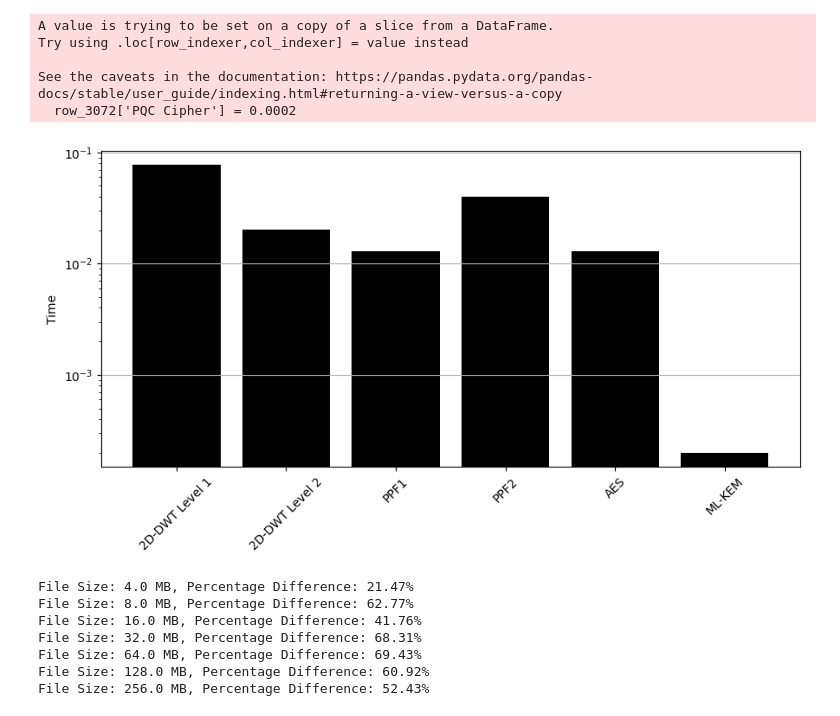
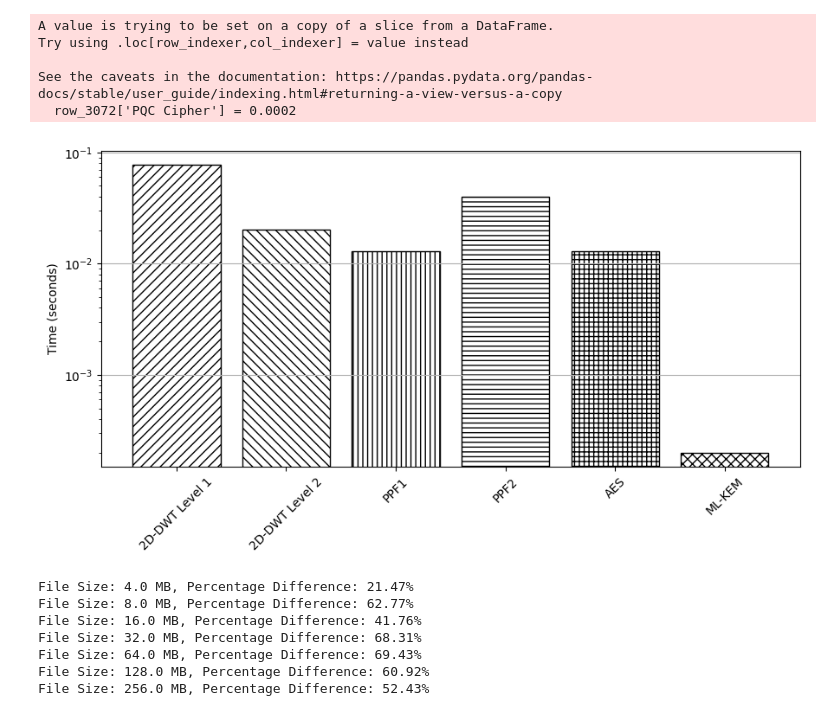
Before and after one commit to Patriot-Lab/ProjectSE, a Jupyter notebook: BufferSizeOptimization.ipynb, the cells around one changed output. Drawn from its saved outputs; the diff is of its cells as text; code cells hidden in the pictures.

```diff
--- a/BufferSizeOptimization.ipynb
+++ b/BufferSizeOptimization.ipynb
@@ -85,42 +85,48 @@ Buffer size 640.0 and the corresponding encrypt value is 7.766162303.
 # %%
 import pandas as pd
 import matplotlib.pyplot as plt
+import numpy as np
 
 def create_bar_plot(filePath):
     df = pd.read_csv(filePath)
 
     row_3072 = df[df['Buffer'] == 640]
     row_3072['PQC Cipher'] = 0.0002
 
     custom_labels = ['2D-DWT Level 1', '2D-DWT Level 2', 'PPF1', 'PPF2', 'AES', 'ML-KEM']
 
-
     data = row_3072.iloc[0, 1:].drop('_se_encrypt').drop('encrypt')
 
-    # data = data * 1000
+    # Define hatch patterns for each bar
+    hatches = ['///', '\\\\\\', '|||', '---', '+++', 'xxx']  # Customize as desired
+
     plt.figure(figsize=(9, 5))
-    plt.bar(custom_labels, data, color='black')
 
+    # Create the bars with different hatch patterns
+    bars = plt.bar(custom_labels, data, color='white', edgecolor='black')
 
-    plt.ylabel('Time')
+    # Apply different hatches to each bar
+    for i, bar in enumerate(bars):
+        bar.set_hatch(hatches[i])
+
+    plt.ylabel('Time (seconds)')
     plt.yscale('log')
     plt.xticks(rotation=45)
     plt.grid(True, axis='y')
 
     plt.tight_layout()
     plt.savefig('plots/operations_time_comparison.svg', format='svg')
 
     plt.show()
 
-
 create_bar_plot('csv/final/log_8MB_image.png.csv')
 # %% [output]
 A value is trying to be set on a copy of a slice from a DataFrame.
 Try using .loc[row_indexer,col_indexer] = value instead
 
 See the caveats in the documentation: https://pandas.pydata.org/pandas-docs/stable/user_guide/indexing.html#returning-a-view-versus-a-copy
   row_3072['PQC Cipher'] = 0.0002
-[figure, old version]
+[figure, new version]
 # %%
 import matplotlib.pyplot as plt
 import numpy as np
```
Also changed, not shown: parts of 1 cell of this notebook, 11 other files.
